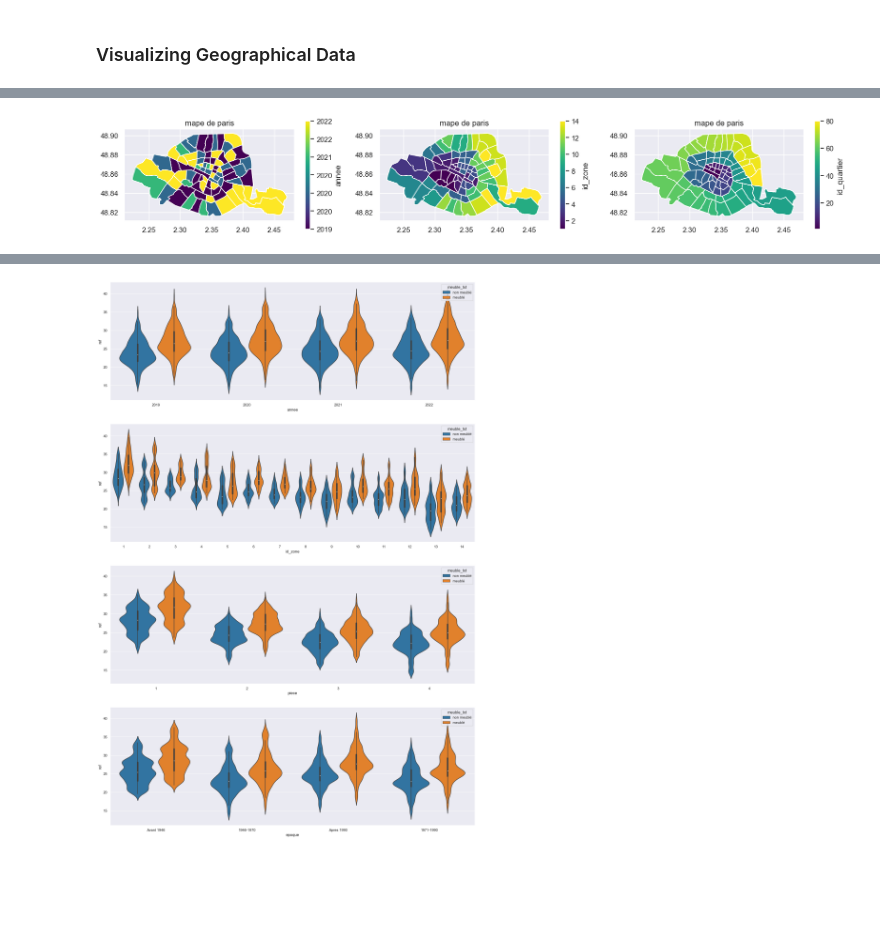
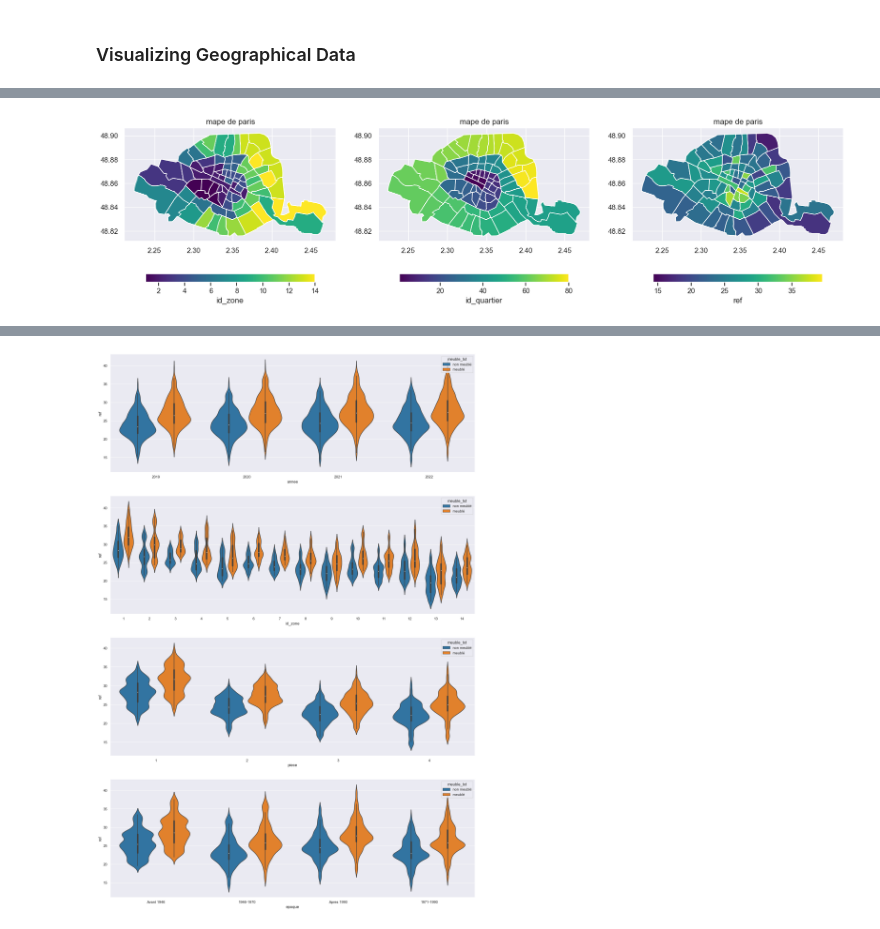
Before and after one commit to BranisGh/Data-Science-Projects, a Jupyter notebook: paris_housing.ipynb, the cells around one changed output, grey strips where cells are left out. Drawn from its saved outputs; the diff is of its cells as text; code cells hidden in the pictures; blank space fills up the shorter version.

```diff
--- a/paris_housing.ipynb
+++ b/paris_housing.ipynb
@@ -316,0 +295,25 @@ Name: centroid, Length: 8192, dtype: geometry
+# %%
+# Create 'longitude' and 'latitude' columns
+housing[['longitude', 'latitude']] = housing['geo_point_2d'].str.split(',', expand=True).astype(float)
+
+# Convert 'geo_shape' column to geometry
+housing['geometry'] = housing['geo_shape'].apply(json.loads).apply(shapely.geometry.shape)
+
+# Create GeoDataFrame with the necessary columns
+gdf = geopandas.GeoDataFrame(housing, geometry='geometry', crs='EPSG:4326')
+
+# Calculate the area of each geographical entity
+gdf['area'] = gdf.geometry.area
+
+# Calculate the boundary of each geographical entity
+gdf['boundary'] = gdf.geometry.boundary
+
+# Calculate the centroid of each geographical entity
+gdf['centroid'] = gdf.geometry.centroid
+
+# Display the 'area', 'boundary', and 'centroid' columns
+# area_values = gdf['area']
+# boundary_values = gdf['boundary']
+# centroid_values = gdf['centroid']
+
+gdf.head(5)
@@ -317,6 +332,6 @@ Name: centroid, Length: 8192, dtype: geometry
 # %%
 fig, ax = plt.subplots(1, 1, figsize=(10, 5))
 gdf.plot(column="area", legend=True, cmap ='viridis', ax=ax) # 'Reds'
-gdf["centroid"].plot(ax=ax, color="black")
-ax.set_title('blabla')
+# gdf["centroid"].plot(ax=ax, color="black")
+# ax.set_title('blabla')
 # %% [output]
@@ -335,13 +344,14 @@ df_location.head(5)
 # %%
-name_columns = ['annee', 'id_zone', 'id_quartier']#, 'nom_quartier', 'piece', 'meuble_txt']
+name_columns = ['id_zone', 'id_quartier', 'ref']
 fig, axes = plt.subplots(1, len(name_columns), figsize=(20, 6))
 
-for ax, col, nam_col in zip(axes.flatten(), gdf.loc[:, name_columns], name_columns):
+for ax, col in zip(axes.flatten(), gdf.loc[:, name_columns]):
     gdf.plot(ax=ax, column=col, cmap='viridis', legend=True,
-            legend_kwds={'shrink': 0.5, # réduire la taille de la barre de couleur
-                        'label': nam_col, # ajouter un titre à la barre de couleur
-                        'format': '%.0f'}) # formater les valeurs de la barre de couleur)
+            legend_kwds={'shrink': 0.8, # réduire la taille de la barre de couleur
+                        'label': col, # ajouter un titre à la barre de couleur
+                        'format': '%.0f',
+                        'orientation': 'horizontal'}) # formater les valeurs de la barre de couleur)
     # gdf["centroid"].plot(ax=ax, color="black", markersize=gdf.ref)
     ax.set_title('mape de paris')
 # %% [output]
-[figure, old version]
+[figure, new version]
```
Also changed, not shown: parts of 13 cells of this notebook.
